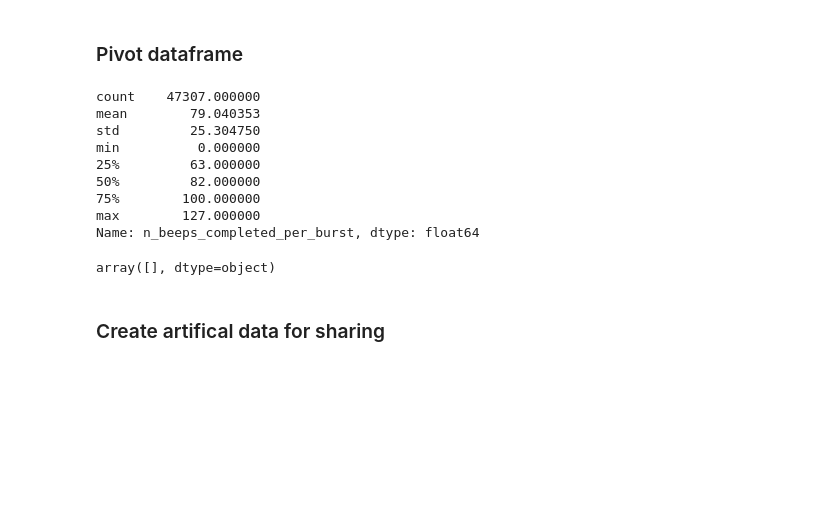
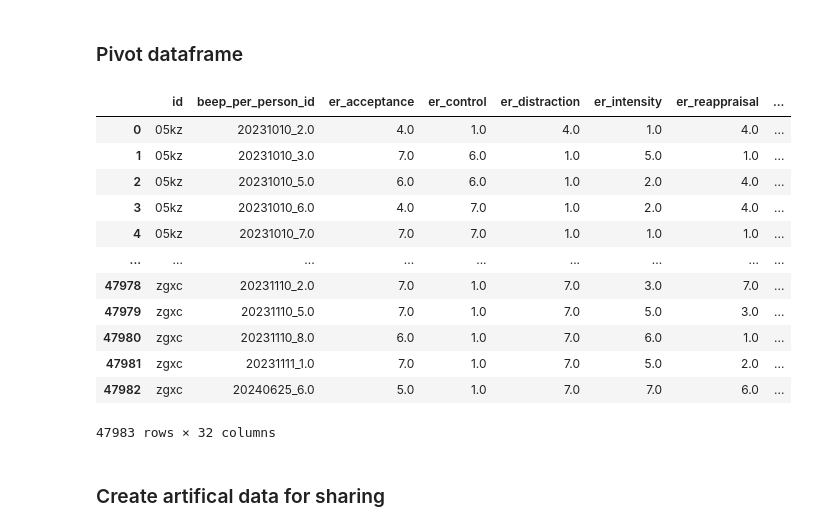
Before and after one commit to leona-ha/preact_digital, a Jupyter notebook: notebooks/07_EMA_Network.ipynb, the cells around one changed output. Drawn from its saved outputs; the diff is of its cells as text; code cells hidden in the pictures; blank space fills up the shorter version.

```diff
--- a/notebooks/07_EMA_Network.ipynb
+++ b/notebooks/07_EMA_Network.ipynb
@@ -114,7 +496,7 @@ df_monitoring["ema_base_end"] = pd.to_datetime(
 # %% [markdown]
 #### Keep Columns necessary for Network Analysis
 # %%
-df_network = df_ema_content[['id', 'for_id', 'measurement_burst','item','response','beep_per_person_id', 'n_beeps_completed_per_burst']]
+df_network = df_ema_content[['id', 'for_id', 'measurement_burst','item','response','beep_per_person_id', 'n_beeps_completed_per_burst', 'timestamp_item_completion', 'nr_beep_daily']]
 # %% [markdown]
 ### Pivot dataframe
 # %%
@@ -123,7 +505,7 @@ df_ema_items = df_network[
     df_network["item"].str.startswith(("panas_", "er_"), na=False)
 ].copy()
 
-extra_cols = ["measurement_burst", "for_id",  "n_beeps_completed_per_burst"]
+extra_cols = ["measurement_burst", "for_id",  "n_beeps_completed_per_burst", 'timestamp_item_completion', 'nr_beep_daily']
 
 # Keep one row per id + beep_per_person_id with the extra columns
 aggregated_info = (
@@ -156,4 +538,20 @@ df_items_piv = df_items_piv.merge(
 
 # Optional: remove duplicates
 df_items_piv = df_items_piv.drop_duplicates()
+# %%
+df_items_piv
+# %% [output]
+|  | id | beep_per_person_id | er_acceptance | er_control | er_distraction | er_intensity | er_reappraisal | ... |
+| 0 | 05kz | 20231010_2.0 | 4.0 | 1.0 | 4.0 | 1.0 | 4.0 | ... |
+| 1 | 05kz | 20231010_3.0 | 7.0 | 6.0 | 1.0 | 5.0 | 1.0 | ... |
+| 2 | 05kz | 20231010_5.0 | 6.0 | 6.0 | 1.0 | 2.0 | 4.0 | ... |
+| 3 | 05kz | 20231010_6.0 | 4.0 | 7.0 | 1.0 | 2.0 | 4.0 | ... |
+| 4 | 05kz | 20231010_7.0 | 7.0 | 7.0 | 1.0 | 1.0 | 1.0 | ... |
+| ... | ... | ... | ... | ... | ... | ... | ... | ... |
+| 47978 | zgxc | 20231110_2.0 | 7.0 | 1.0 | 7.0 | 3.0 | 7.0 | ... |
+| 47979 | zgxc | 20231110_5.0 | 7.0 | 1.0 | 7.0 | 5.0 | 3.0 | ... |
+| 47980 | zgxc | 20231110_8.0 | 6.0 | 1.0 | 7.0 | 6.0 | 1.0 | ... |
+| 47981 | zgxc | 20231111_1.0 | 7.0 | 1.0 | 7.0 | 5.0 | 2.0 | ... |
+| 47982 | zgxc | 20240625_6.0 | 5.0 | 1.0 | 7.0 | 7.0 | 6.0 | ... |
+47983 rows × 32 columns
 # %%
@@ -177,19 +575,3 @@ for new_col, cols in scale_defs.items():
         .transform('mean')
         .mean(axis=1)
     )
-# %%
-df_items_piv.n_beeps_completed_per_burst.describe()
-# %% [output]
-count    47307.000000
-mean        79.040353
-std         25.304750
-min          0.000000
-25%         63.000000
-50%         82.000000
-75%        100.000000
-max        127.000000
-Name: n_beeps_completed_per_burst, dtype: float64
-# %%
-df_items_piv[df_items_piv.n_beeps_completed_per_burst > 130].id.unique()
-# %% [output]
-array([], dtype=object)
```
Also changed, not shown: parts of 17 cells of this notebook, 5 other files.
